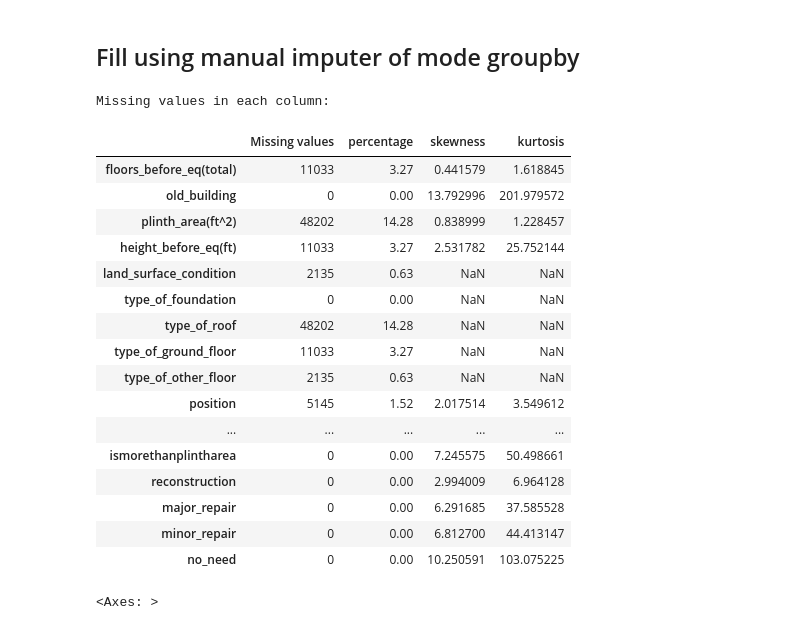
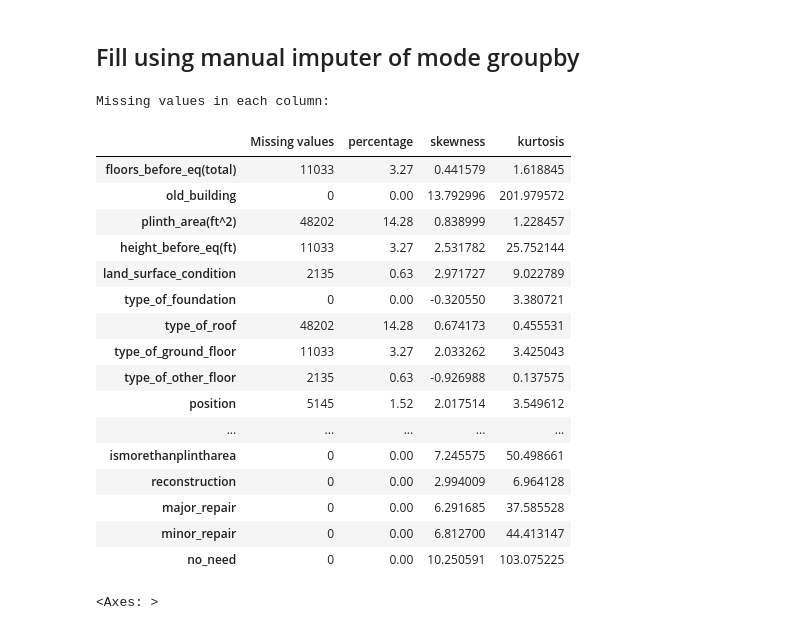
Before and after one commit to elskow/Data-Elims, a Jupyter notebook: 2-DataInterpolation/data_interpolation.ipynb, the cells around one changed output. Saved outputs shown, nothing was run; the diff lists cells and outputs as text; code cells hidden in the pictures.

```diff
--- a/2-DataInterpolation/data_interpolation.ipynb
+++ b/2-DataInterpolation/data_interpolation.ipynb
@@ -130,22 +130,22 @@ cols
 # %%
 print("Missing values in each column: \n\n")
 df = pd.DataFrame(train_data.isnull().sum(), columns=['Missing values'])
 df['percentage'] = (df['Missing values'] / train_data.shape[0] * 100).round(2)
-df['skewness'] = train_data.skew()
-df['kurtosis'] = train_data.kurtosis()
+df['skewness'] = eda_for_missing_val.skew()
+df['kurtosis'] = eda_for_missing_val.kurtosis()
 df
 # %% [output]
 Missing values in each column:
 |  | Missing values | percentage | skewness | kurtosis |
 | floors_before_eq(total) | 11033 | 3.27 | 0.441579 | 1.618845 |
 | old_building | 0 | 0.00 | 13.792996 | 201.979572 |
 | plinth_area(ft^2) | 48202 | 14.28 | 0.838999 | 1.228457 |
 | height_before_eq(ft) | 11033 | 3.27 | 2.531782 | 25.752144 |
-| land_surface_condition | 2135 | 0.63 | NaN | NaN |
-| type_of_foundation | 0 | 0.00 | NaN | NaN |
-| type_of_roof | 48202 | 14.28 | NaN | NaN |
-| type_of_ground_floor | 11033 | 3.27 | NaN | NaN |
-| type_of_other_floor | 2135 | 0.63 | NaN | NaN |
+| land_surface_condition | 2135 | 0.63 | 2.971727 | 9.022789 |
+| type_of_foundation | 0 | 0.00 | -0.320550 | 3.380721 |
+| type_of_roof | 48202 | 14.28 | 0.674173 | 0.455531 |
+| type_of_ground_floor | 11033 | 3.27 | 2.033262 | 3.425043 |
+| type_of_other_floor | 2135 | 0.63 | -0.926988 | 0.137575 |
 | position | 5145 | 1.52 | 2.017514 | 3.549612 |
 | ... | ... | ... | ... | ... |
 | ismorethanplintharea | 0 | 0.00 | 7.245575 | 50.498661 |
```
Also changed, not shown: parts of 5 cells of this notebook.
